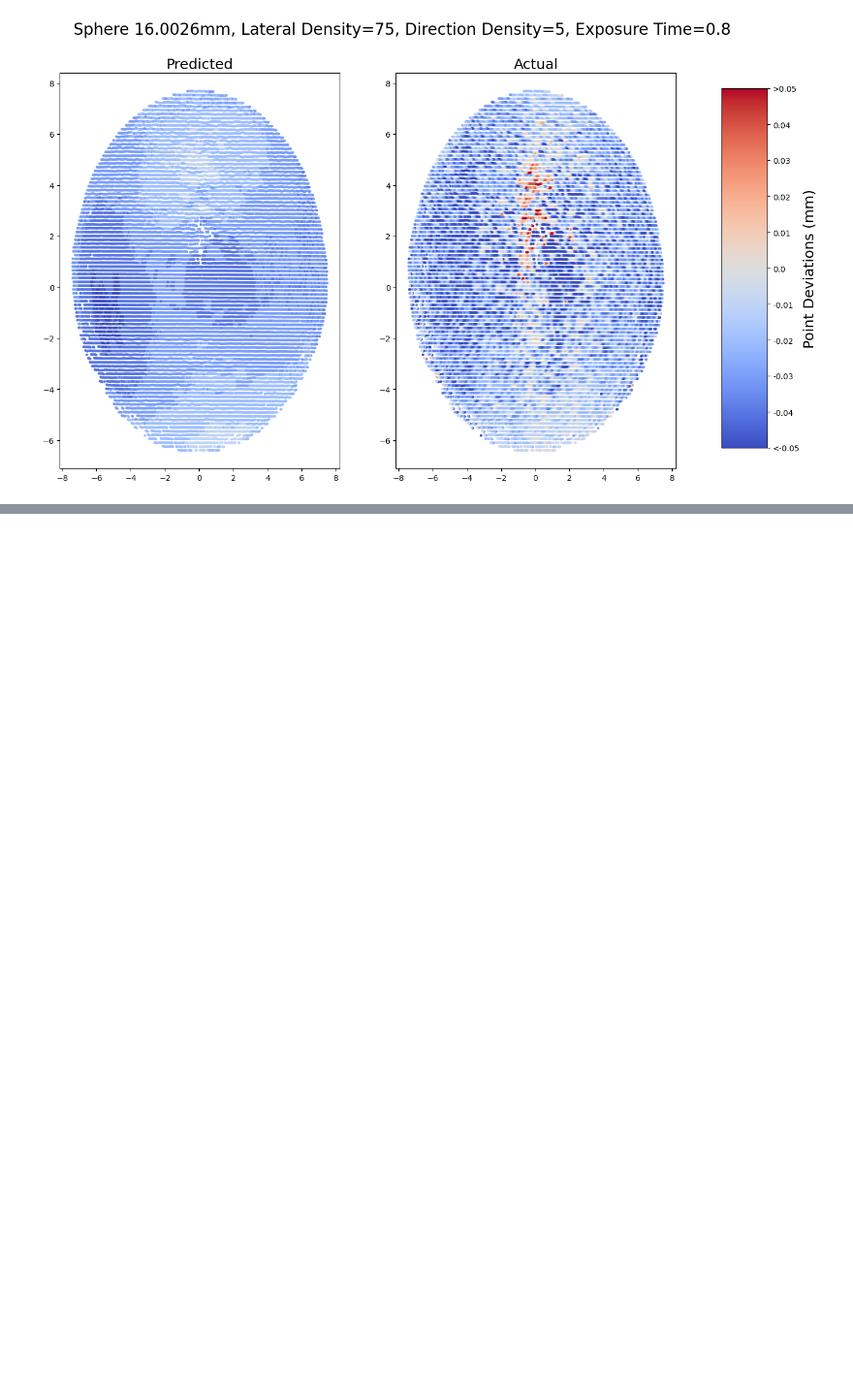
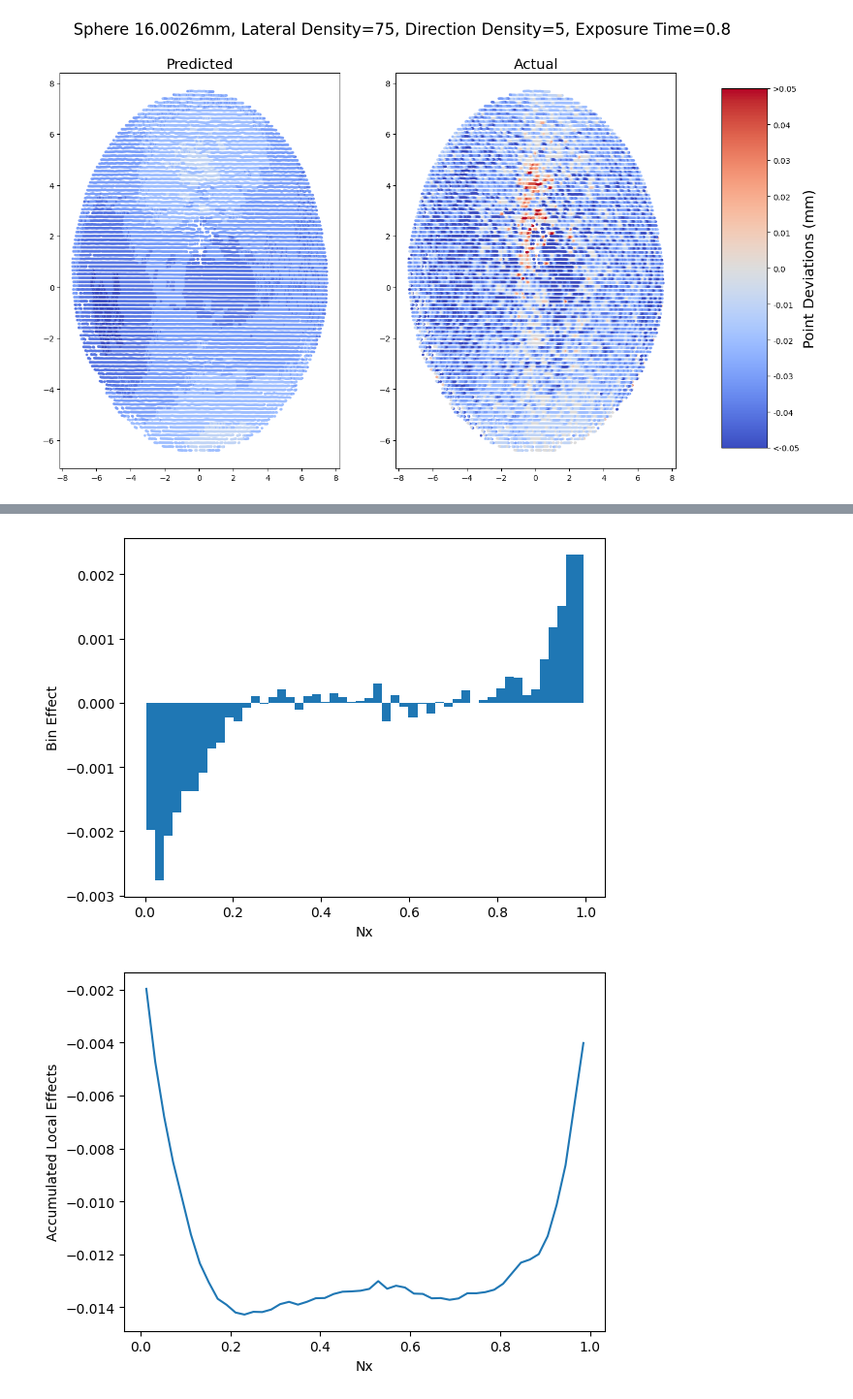
Before and after one commit to givasile/xmanai-grapes-lab, a Jupyter notebook: notebooks/Lab_3_Build_predictor_and_Explain.ipynb, the cells around one changed output, grey strips where cells are left out. Shown at 97% size. Cells and saved outputs as stored; diff of their text form; code cells hidden in the pictures; blank space fills up the shorter version.

```diff
--- a/notebooks/Lab_3_Build_predictor_and_Explain.ipynb
+++ b/notebooks/Lab_3_Build_predictor_and_Explain.ipynb
@@ -248 +330,30 @@ X_train_df
+# %%
+def plot_ale(bins, bin_effect):
+    """
+    Plot the accumulated local effects
+
+    """
+    # step 1: compute the bin centers
+    bin_centers = (bins[:-1] + bins[1:]) / 2
+
+    # step 2: plot the bin effect
+    plt.figure()
+    plt.bar(bin_centers, bin_effect, width=bins[1] - bins[0])
+    plt.xlabel(feature_names[0])
+    plt.ylabel('Bin Effect')
+    plt.show()
+
+    # step 3: plot the accumulated local effects
+    plt.figure()
+    plt.plot(bin_centers, np.cumsum(bin_effect))
+    plt.xlabel(feature_names[0])
+    plt.ylabel('Accumulated Local Effects')
+    plt.show()
+# %%
+feat = 0
+bins, bin_effect = ale(trained_model, X_train, feat, num_bins=50)
+plot_ale(bins, bin_effect)
+# %% [output]
+[figure, added]
+[figure, added]
 # %%
```
Also changed, not shown: parts of 23 cells of this notebook, 3 other files.
